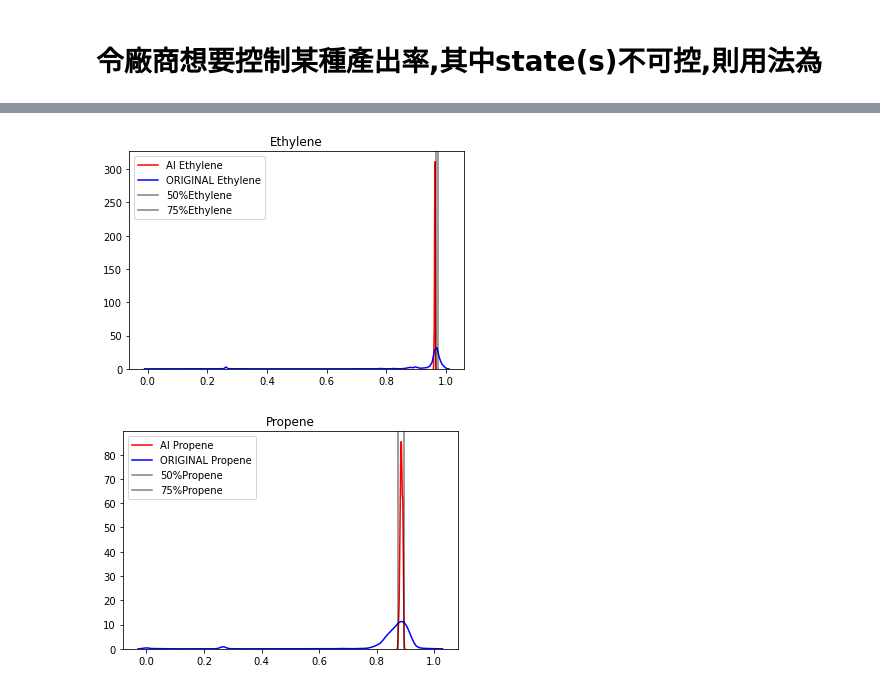
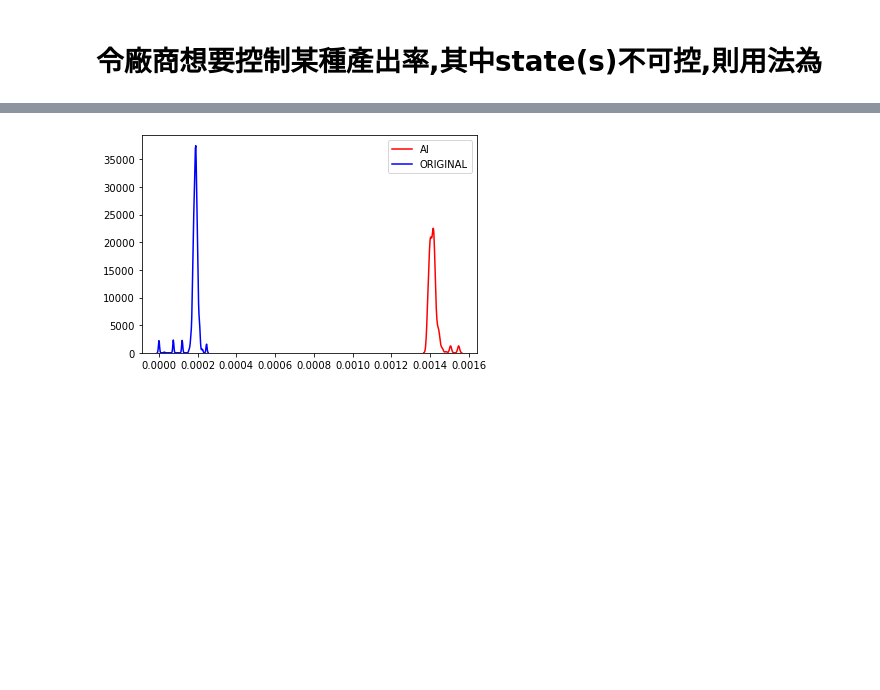
Before and after one commit to skywalker0803r/Optimal-pyrolysis-temperature-AI-for-light-oil-feedstock-analysis, a Jupyter notebook: notebook/train.ipynb, the cells around one changed output, grey strips where cells are left out. Drawn from its saved outputs; the diff is of its cells as text; code cells hidden in the pictures; blank space fills up the shorter version.

```diff
--- a/notebook/train.ipynb
+++ b/notebook/train.ipynb
@@ -46 +38,15 @@ time_step = 144
+# %%
+# Load data
+data = joblib.load('..\data\dataset.pkl')
+
+data['value'] = data['value'][:,[0]]
+data['value_col'] = data['value_col'][:1]
+
+batch_size = 32
+hidden_size = 128
+state_size = data['state'].shape[-1]
+request_size = data['value'].shape[-1]
+value_size = data['value'].shape[-1]
+action_size = data['action'].shape[-1]
+time_step = 144
 # %%
@@ -354,11 +358,11 @@ tensor([[0.9497, 0.8741]], grad_fn=<SliceBackward>)
 # %% [markdown]
 # 令廠商想要控制某種產出率,其中state(s)不可控,則用法為
 # %%
-wanna_ouput = [describe.loc['75%','Ethylene'],describe.loc['75%','Propene']]
+wanna_ouput = [describe.loc['75%'][0]]
 print(wanna_ouput)
 s,r,a,v = next(iter(train_iter))
 s = s[0].reshape(-1,time_step,state_size)
-r = torch.hstack([torch.full((1,1),wanna_ouput[0]),torch.full((1,1),wanna_ouput[1])])
+r = torch.full((1,1),wanna_ouput[0])
 a = model.actor_forward(s,r,eval=True)
 v = model.critic_forward(s,a,eval=True)
 # %% [output]
@@ -383,33 +387,22 @@ values_list = []
 for i in tqdm(range(365)):
     s,r,a,v = next(iter(train_iter))
     s = s[0].reshape(-1,time_step,state_size)
-    r = torch.hstack([torch.full((1,1),wanna_ouput[0]),torch.full((1,1),wanna_ouput[1])])
+    r = torch.full((1,1),wanna_ouput[0])
     a = model.actor_forward(s,r,eval=True)# 模型建議操作
     v = model.critic_forward(s,a,eval=True)
     values_list.append(v.detach().numpy()[0])
 values_list = np.array(values_list)
 # %%
 data = joblib.load('..\data\dataset.pkl')
-a = pd.DataFrame(data['value'],columns=['Ethylene','Propene'])
-
-sns.kdeplot(values_list[:,0],label='AI Ethylene',color='r')
-sns.kdeplot(data['value'][:,0],label='ORIGINAL Ethylene',color='b')
-plt.axvline(x=a.describe().loc['50%','Ethylene'], label= "50%"+'Ethylene', c='k',alpha=0.5)
-plt.axvline(x=a.describe().loc['75%','Ethylene'], label= "75%"+'Ethylene', c='k',alpha=0.5)
+a = pd.DataFrame(data['value'],columns=data['value_col'])
+sns.kdeplot(values_list[:,0],label='AI',color='r')
+sns.kdeplot(data['value'][:,0],label='ORIGINAL',color='b')
+#plt.axvline(x=a.describe().loc['50%'][0], label= "50%", c='k',alpha=0.5)
+#plt.axvline(x=a.describe().loc['75%'][0], label= "75%", c='k',alpha=0.5)
 plt.legend()
-plt.title('Ethylene')
 plt.show()
-
-sns.kdeplot(values_list[:,1],label='AI Propene',color='r')
-sns.kdeplot(data['value'][:,1],label='ORIGINAL Propene',color='b')
-plt.axvline(x=a.describe().loc['50%','Propene'], label= "50%"+'Propene', c='k',alpha=0.5)
-plt.axvline(x=a.describe().loc['75%','Propene'], label= "75%"+'Propene', c='k',alpha=0.5)
-plt.legend()
-plt.title('Propene')
-plt.show()
 # %% [output]
-[figure, old version]
+[figure, new version]
-[figure, removed]
 # %%
 # save weight
 torch.save(model.actor.state_dict(),'../model/actor.pth')
```
Also changed, not shown: parts of 10 cells of this notebook, 5 other files.
